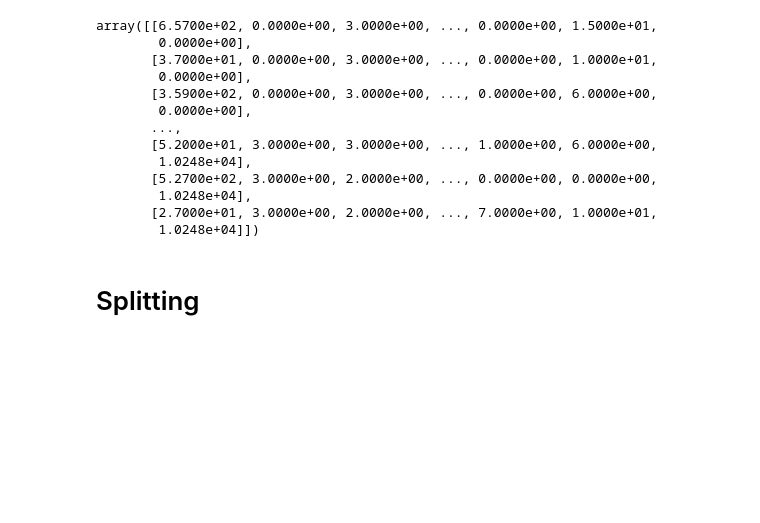
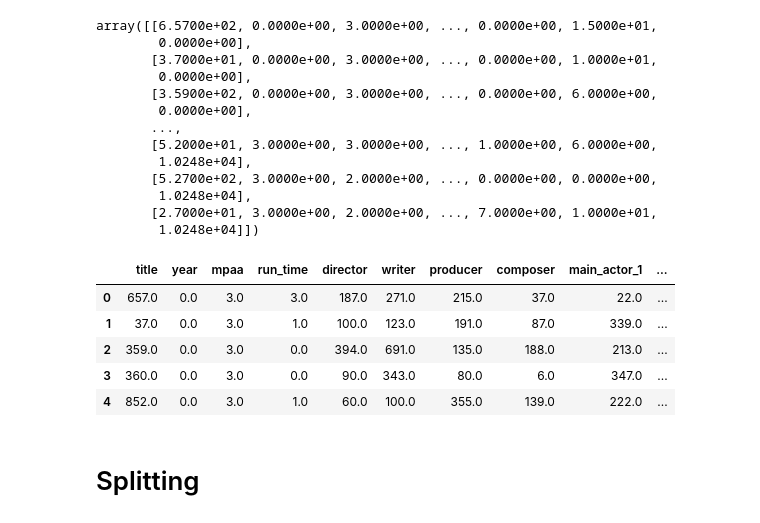
Before and after one commit to sansanity/CS4050-NB, a Jupyter notebook: INITIAL_DATA_CLEANING.ipynb, the cells around one changed output. Saved outputs shown, nothing was run; the diff lists cells and outputs as text; code cells hidden in the pictures; blank space fills up the shorter version.

Commit message:
Expressed encoded categories in df form

```diff
--- a/INITIAL_DATA_CLEANING.ipynb
+++ b/INITIAL_DATA_CLEANING.ipynb
@@ -424,9 +424,9 @@ y = train1df.iloc[:,-1]   # y is the Labels in our dataset
 # %%
 from sklearn.preprocessing import OrdinalEncoder
 encoder = OrdinalEncoder() # drop first column to avoid dummy variable trap
-X_new = encoder.fit_transform(X)
+X_encoded = encoder.fit_transform(X)
 
-X_new
+X_encoded
 # %% [output]
 array([[6.5700e+02, 0.0000e+00, 3.0000e+00, ..., 0.0000e+00, 1.5000e+01,
         0.0000e+00],
@@ -441,6 +441,17 @@ array([[6.5700e+02, 0.0000e+00, 3.0000e+00, ..., 0.0000e+00, 1.5000e+01,
         1.0248e+04],
        [2.7000e+01, 3.0000e+00, 2.0000e+00, ..., 7.0000e+00, 1.0000e+01,
         1.0248e+04]])
+# %%
+X_encoded = pd.DataFrame(X_encoded, columns = X.columns)
+# %%
+X_encoded.head()
+# %% [output]
+|  | title | year | mpaa | run_time | director | writer | producer | composer | main_actor_1 | ... |
+| 0 | 657.0 | 0.0 | 3.0 | 3.0 | 187.0 | 271.0 | 215.0 | 37.0 | 22.0 | ... |
+| 1 | 37.0 | 0.0 | 3.0 | 1.0 | 100.0 | 123.0 | 191.0 | 87.0 | 339.0 | ... |
+| 2 | 359.0 | 0.0 | 3.0 | 0.0 | 394.0 | 691.0 | 135.0 | 188.0 | 213.0 | ... |
+| 3 | 360.0 | 0.0 | 3.0 | 0.0 | 90.0 | 343.0 | 80.0 | 6.0 | 347.0 | ... |
+| 4 | 852.0 | 0.0 | 3.0 | 1.0 | 60.0 | 100.0 | 355.0 | 139.0 | 222.0 | ... |
 # %% [markdown]
 # Splitting
 # %%
```
Also changed, not shown: parts of 2 cells of this notebook.
